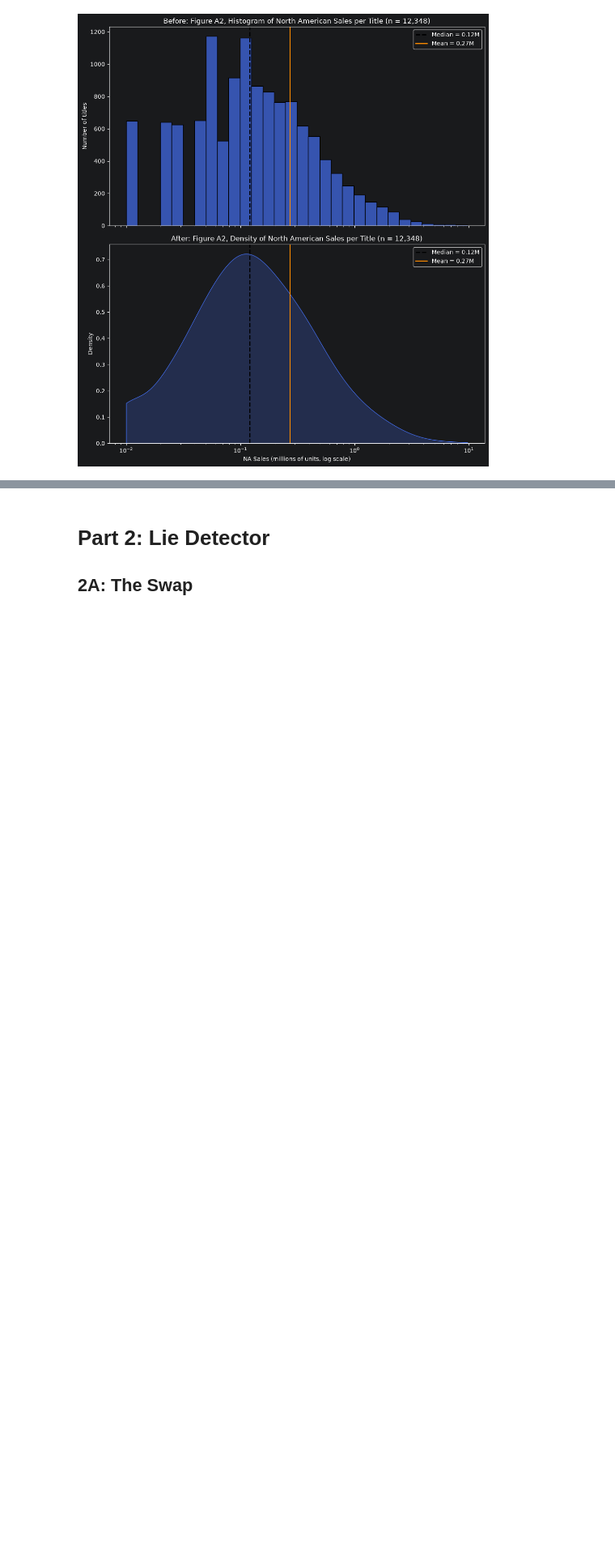
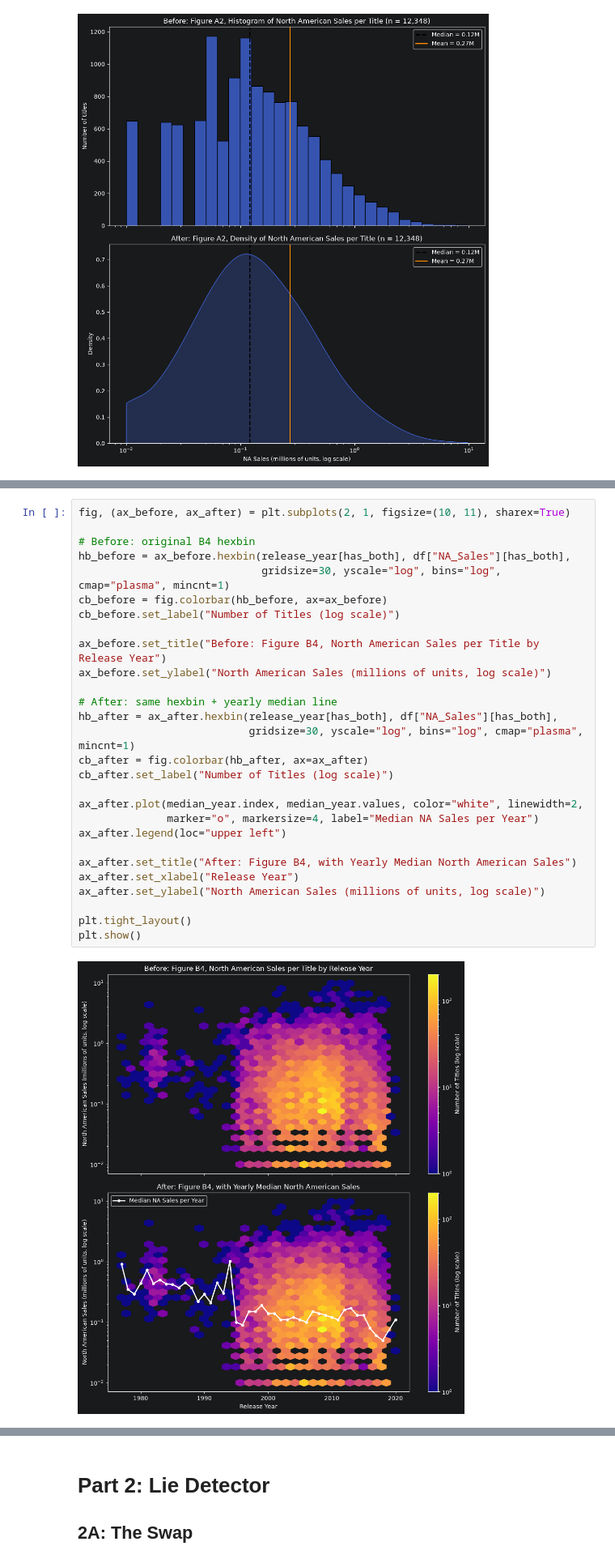
Before and after one commit to sergio-fernandez10/CS577-Project, a Jupyter notebook: Phase 3/Group6_Aaron_Sergio_Phase3.ipynb, the cells around one changed output, grey strips where cells are left out. Shown at 81% size. Cells and saved outputs as stored; diff of their text form; blank space fills up the shorter version.

```diff
--- a/Phase 3/Group6_Aaron_Sergio_Phase3.ipynb
+++ b/Phase 3/Group6_Aaron_Sergio_Phase3.ipynb
@@ -490,0 +495,30 @@ plt.show()
+# %%
+fig, (ax_before, ax_after) = plt.subplots(2, 1, figsize=(10, 11), sharex=True)
+
+# Before: original B4 hexbin
+hb_before = ax_before.hexbin(release_year[has_both], df["NA_Sales"][has_both],
+                             gridsize=30, yscale="log", bins="log", cmap="plasma", mincnt=1)
+cb_before = fig.colorbar(hb_before, ax=ax_before)
+cb_before.set_label("Number of Titles (log scale)")
+
+ax_before.set_title("Before: Figure B4, North American Sales per Title by Release Year")
+ax_before.set_ylabel("North American Sales (millions of units, log scale)")
+
+# After: same hexbin + yearly median line
+hb_after = ax_after.hexbin(release_year[has_both], df["NA_Sales"][has_both],
+                           gridsize=30, yscale="log", bins="log", cmap="plasma", mincnt=1)
+cb_after = fig.colorbar(hb_after, ax=ax_after)
+cb_after.set_label("Number of Titles (log scale)")
+
+ax_after.plot(median_year.index, median_year.values, color="white", linewidth=2,
+              marker="o", markersize=4, label="Median NA Sales per Year")
+ax_after.legend(loc="upper left")
+
+ax_after.set_title("After: Figure B4, with Yearly Median North American Sales")
+ax_after.set_xlabel("Release Year")
+ax_after.set_ylabel("North American Sales (millions of units, log scale)")
+
+plt.tight_layout()
+plt.show()
+# %% [output]
+[figure, added]
```
Also changed, not shown: parts of 3 cells of this notebook.
